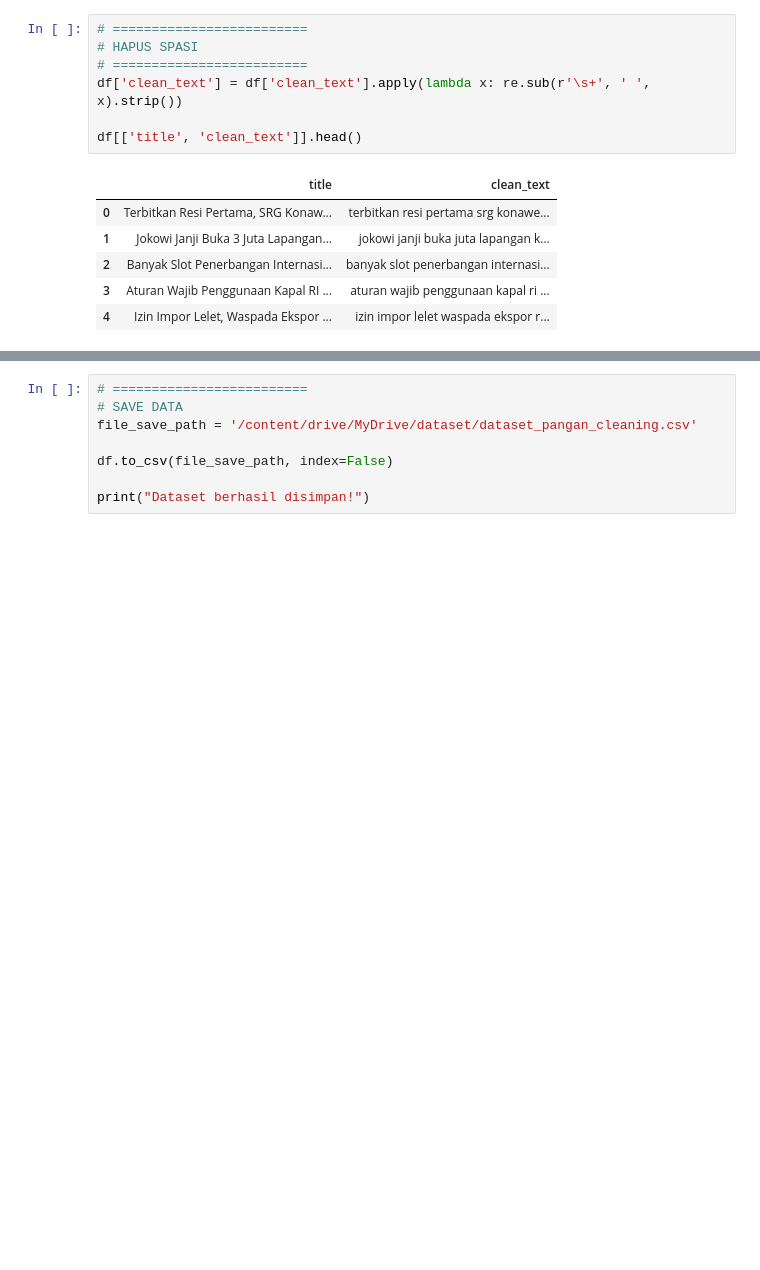
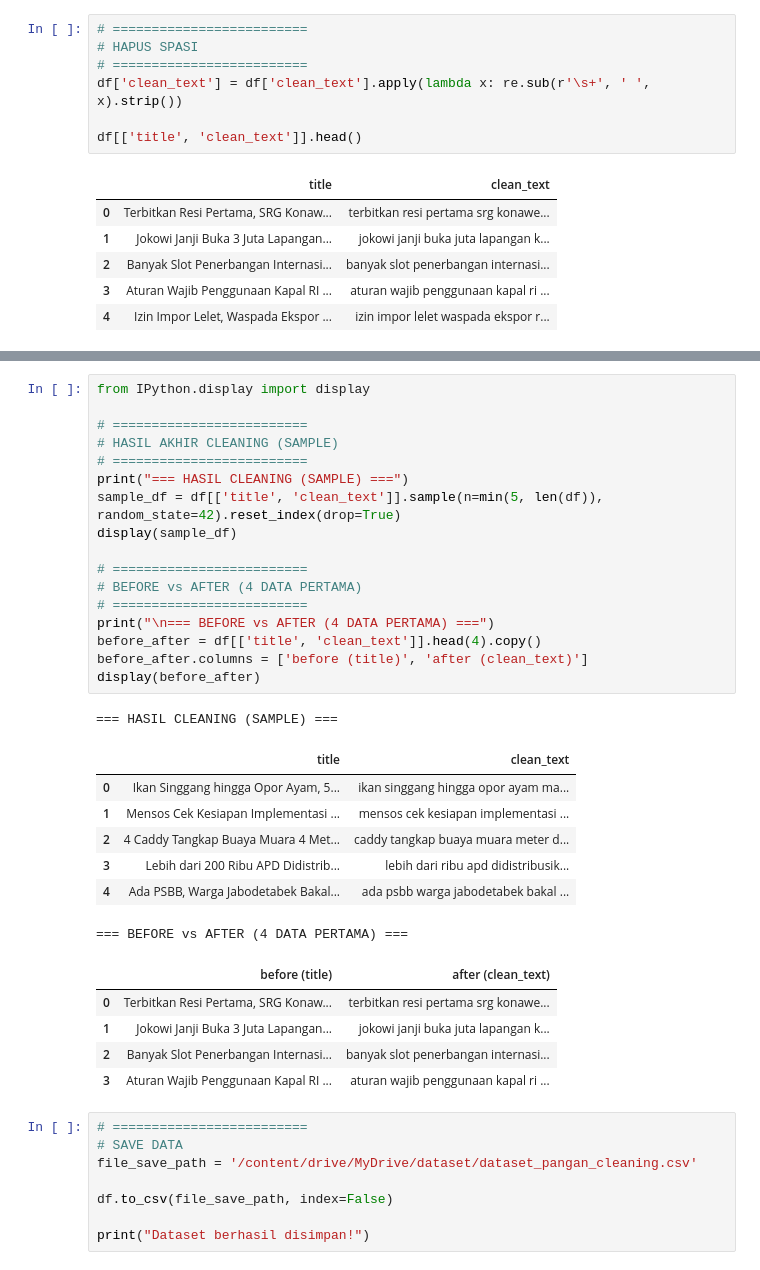
Before and after one commit to afllaabdi/tugas_NLP, a Jupyter notebook: Source_Code.ipynb, the cells around one changed output, grey strips where cells are left out. Drawn from its saved outputs; the diff is of its cells as text; blank space fills up the shorter version.

```diff
--- a/Source_Code.ipynb
+++ b/Source_Code.ipynb
@@ -155,4 +157,35 @@ df[['title', 'clean_text']].sample(100)
 100 rows × 2 columns
+# %%
+from IPython.display import display
+
+# =========================
+# HASIL AKHIR CLEANING (SAMPLE)
+# =========================
+print("=== HASIL CLEANING (SAMPLE) ===")
+sample_df = df[['title', 'clean_text']].sample(n=min(5, len(df)), random_state=42).reset_index(drop=True)
+display(sample_df)
+
+# =========================
+# BEFORE vs AFTER (4 DATA PERTAMA)
+# =========================
+print("\n=== BEFORE vs AFTER (4 DATA PERTAMA) ===")
+before_after = df[['title', 'clean_text']].head(4).copy()
+before_after.columns = ['before (title)', 'after (clean_text)']
+display(before_after)
+# %% [output]
+=== HASIL CLEANING (SAMPLE) ===
+|  | title | clean_text |
+| 0 | Ikan Singgang hingga Opor Ayam, 5... | ikan singgang hingga opor ayam ma... |
+| 1 | Mensos Cek Kesiapan Implementasi ... | mensos cek kesiapan implementasi ... |
+| 2 | 4 Caddy Tangkap Buaya Muara 4 Met... | caddy tangkap buaya muara meter d... |
+| 3 | Lebih dari 200 Ribu APD Didistrib... | lebih dari ribu apd didistribusik... |
+| 4 | Ada PSBB, Warga Jabodetabek Bakal... | ada psbb warga jabodetabek bakal ... |
+=== BEFORE vs AFTER (4 DATA PERTAMA) ===
+|  | before (title) | after (clean_text) |
+| 0 | Terbitkan Resi Pertama, SRG Konaw... | terbitkan resi pertama srg konawe... |
+| 1 | Jokowi Janji Buka 3 Juta Lapangan... | jokowi janji buka juta lapangan k... |
+| 2 | Banyak Slot Penerbangan Internasi... | banyak slot penerbangan internasi... |
+| 3 | Aturan Wajib Penggunaan Kapal RI ... | aturan wajib penggunaan kapal ri ... |
 # %%
 # =========================
 # SAVE DATA
```
Also changed, not shown: parts of 9 cells of this notebook.
